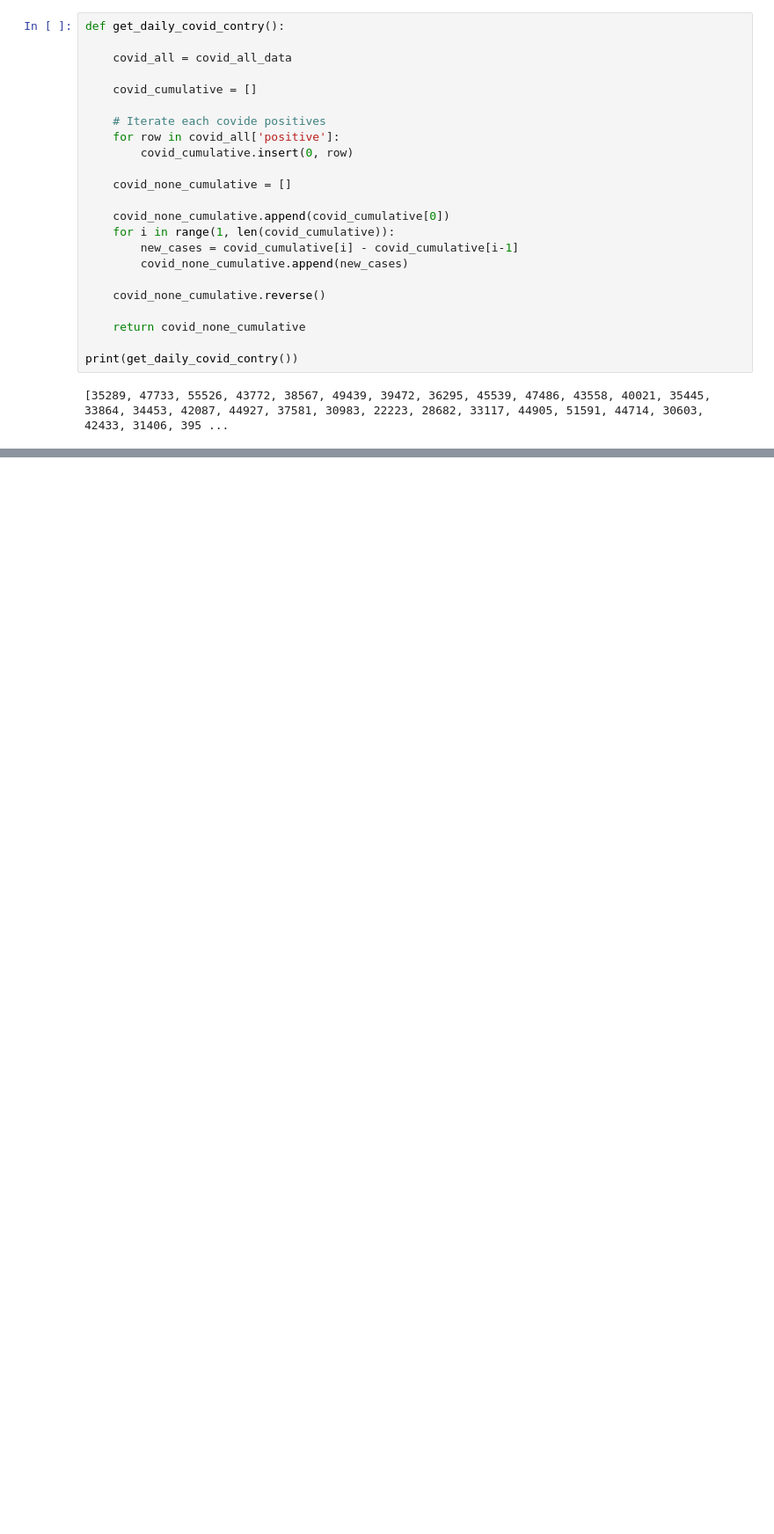
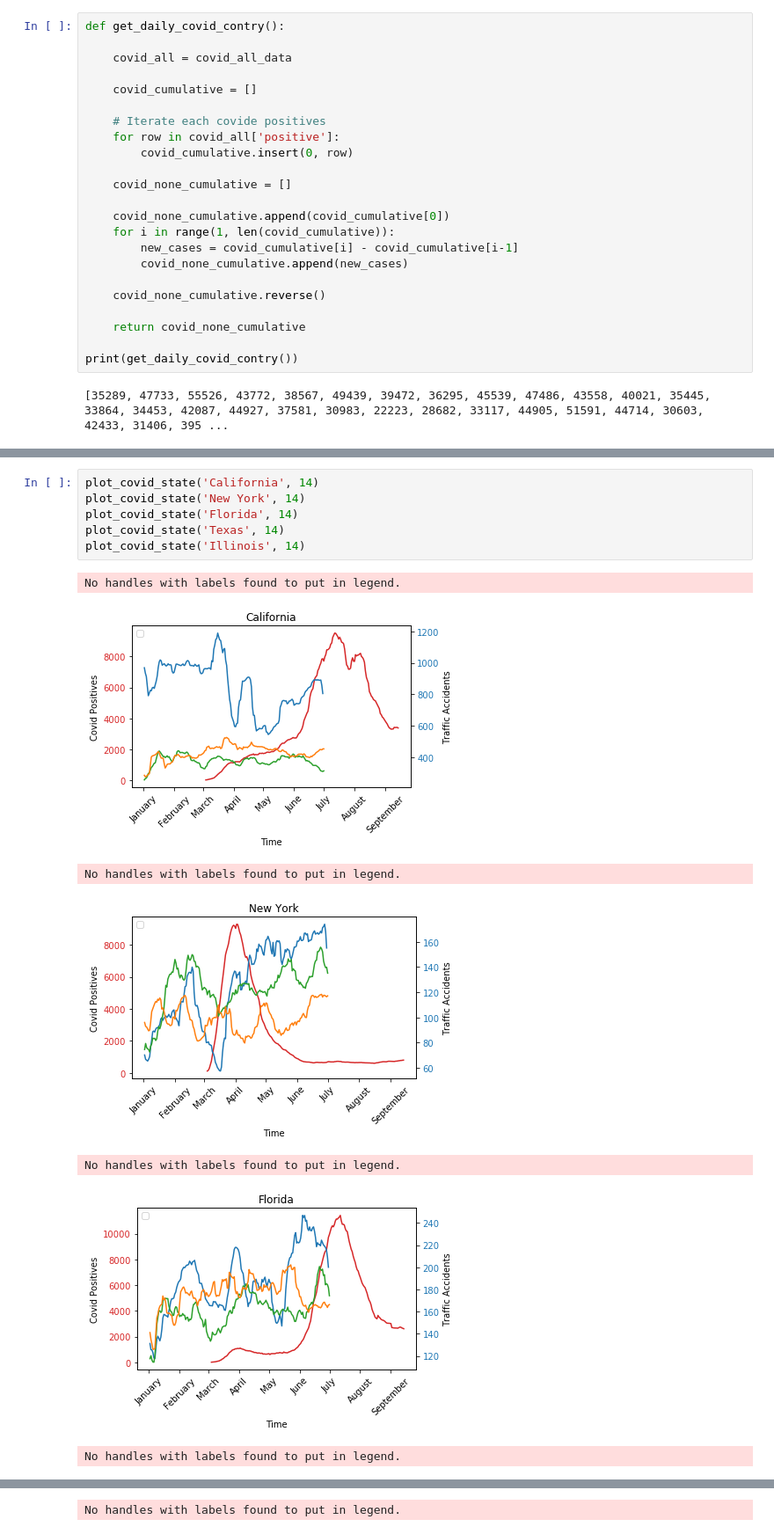
Before and after one commit to nesattorney/BED2056-project, a Jupyter notebook: project.ipynb, the cells around one changed output, grey strips where cells are left out. Shown: that part at 88% size. Saved outputs shown, nothing was run; the diff lists cells and outputs as text; blank space fills up the shorter version.

```diff
--- a/project.ipynb
+++ b/project.ipynb
@@ -251,0 +255,14 @@ plot_covid_country(7)
+# %%
+plot_covid_state('California', 14)
+plot_covid_state('New York', 14)
+plot_covid_state('Florida', 14)
+plot_covid_state('Texas', 14)
+plot_covid_state('Illinois', 14)
+# %% [output]
+No handles with labels found to put in legend.
+[figure, added]
+No handles with labels found to put in legend.
+[figure, added]
+No handles with labels found to put in legend.
+[figure, added]
+No handles with labels found to put in legend.
@@ -251,0 +270 @@ plot_covid_country(7)
+No handles with labels found to put in legend.
```
Also changed, not shown: parts of 3 cells of this notebook.
